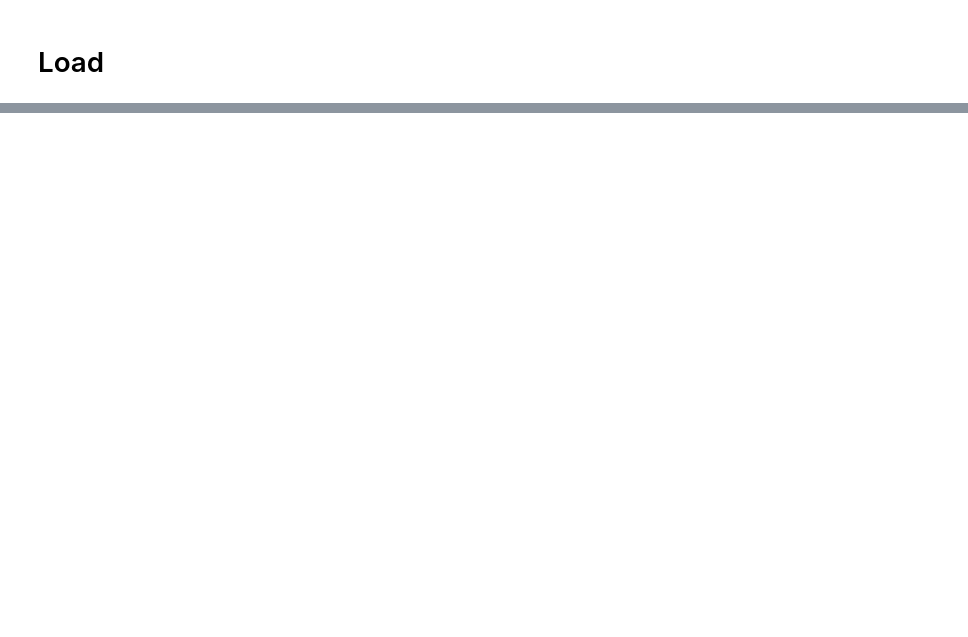
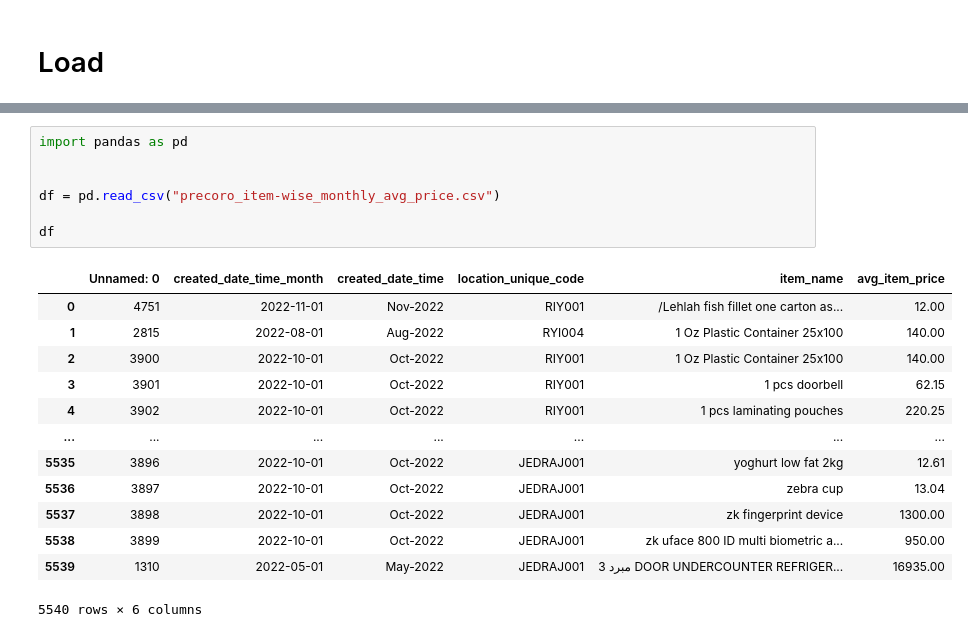
Before and after one commit to AriSidd/Data-Engineering-Tests, a Jupyter notebook: UK_company_house.ipynb, the cells around one changed output, grey strips where cells are left out. Cells and saved outputs as stored; diff of their text form; blank space fills up the shorter version.

```diff
--- a/UK_company_house.ipynb
+++ b/UK_company_house.ipynb
@@ -136,0 +481,21 @@ our_mapping_config = [
+# %%
+import pandas as pd
+
+
+df = pd.read_csv("precoro_item-wise_monthly_avg_price.csv")
+
+df
+# %% [output]
+|  | Unnamed: 0 | created_date_time_month | created_date_time | location_unique_code | item_name | avg_item_price |
+| 0 | 4751 | 2022-11-01 | Nov-2022 | RIY001 | /Lehlah fish fillet one carton as... | 12.00 |
+| 1 | 2815 | 2022-08-01 | Aug-2022 | RYI004 | 1 Oz Plastic Container 25x100 | 140.00 |
+| 2 | 3900 | 2022-10-01 | Oct-2022 | RIY001 | 1 Oz Plastic Container 25x100 | 140.00 |
+| 3 | 3901 | 2022-10-01 | Oct-2022 | RIY001 | 1 pcs doorbell | 62.15 |
+| 4 | 3902 | 2022-10-01 | Oct-2022 | RIY001 | 1 pcs laminating pouches | 220.25 |
+| ... | ... | ... | ... | ... | ... | ... |
+| 5535 | 3896 | 2022-10-01 | Oct-2022 | JEDRAJ001 | yoghurt low fat 2kg | 12.61 |
+| 5536 | 3897 | 2022-10-01 | Oct-2022 | JEDRAJ001 | zebra cup | 13.04 |
+| 5537 | 3898 | 2022-10-01 | Oct-2022 | JEDRAJ001 | zk fingerprint device | 1300.00 |
+| 5538 | 3899 | 2022-10-01 | Oct-2022 | JEDRAJ001 | zk uface 800 ID multi biometric a... | 950.00 |
+| 5539 | 1310 | 2022-05-01 | May-2022 | JEDRAJ001 | مبرد 3 DOOR UNDERCOUNTER REFRIGER... | 16935.00 |
+5540 rows × 6 columns
```
Also changed, not shown: parts of 24 cells of this notebook.
